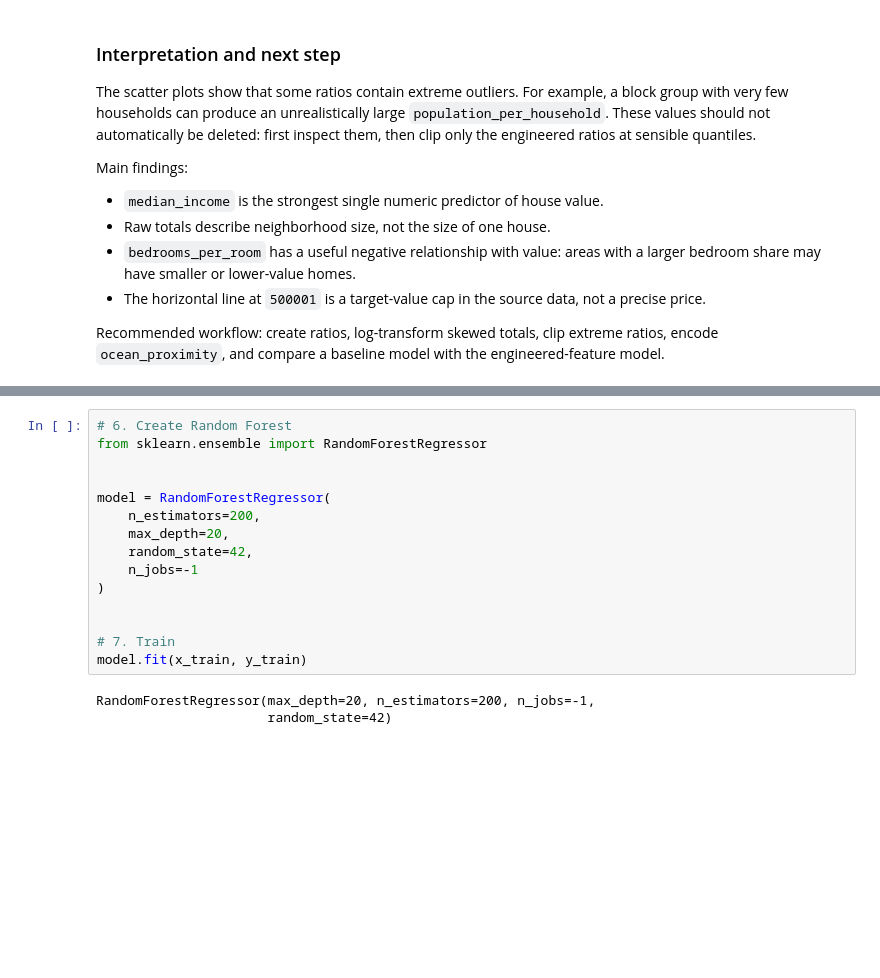
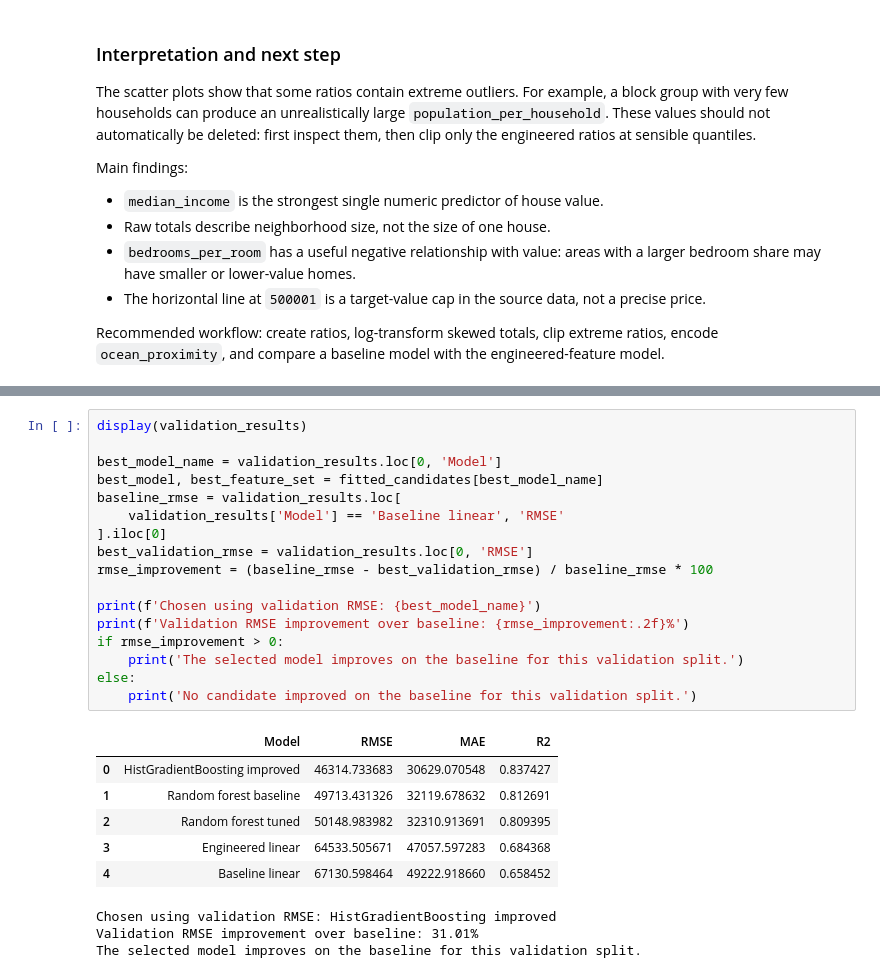
Before and after one commit to Nehaasati/AI-Learning, a Jupyter notebook: chapter2_assignment/house_data.ipynb, the cells around one changed output, grey strips where cells are left out. Saved outputs shown, nothing was run; the diff lists cells and outputs as text; blank space fills up the shorter version.

```diff
--- a/chapter2_assignment/house_data.ipynb
+++ b/chapter2_assignment/house_data.ipynb
@@ -305,19 +399,28 @@ LinearRegression()
 # %%
-# 6. Create Random Forest
-from sklearn.ensemble import RandomForestRegressor
+display(validation_results)
 
+best_model_name = validation_results.loc[0, 'Model']
+best_model, best_feature_set = fitted_candidates[best_model_name]
+baseline_rmse = validation_results.loc[
+    validation_results['Model'] == 'Baseline linear', 'RMSE'
+].iloc[0]
+best_validation_rmse = validation_results.loc[0, 'RMSE']
+rmse_improvement = (baseline_rmse - best_validation_rmse) / baseline_rmse * 100
 
-model = RandomForestRegressor(
-    n_estimators=200,
-    max_depth=20,
-    random_state=42,
-    n_jobs=-1
-)
-
-
-# 7. Train
-model.fit(x_train, y_train)
+print(f'Chosen using validation RMSE: {best_model_name}')
+print(f'Validation RMSE improvement over baseline: {rmse_improvement:.2f}%')
+if rmse_improvement > 0:
+    print('The selected model improves on the baseline for this validation split.')
+else:
+    print('No candidate improved on the baseline for this validation split.')
 # %% [output]
+|  | Model | RMSE | MAE | R2 |
+| 0 | HistGradientBoosting improved | 46314.733683 | 30629.070548 | 0.837427 |
+| 1 | Random forest baseline | 49713.431326 | 32119.678632 | 0.812691 |
+| 2 | Random forest tuned | 50148.983982 | 32310.913691 | 0.809395 |
+| 3 | Engineered linear | 64533.505671 | 47057.597283 | 0.684368 |
+| 4 | Baseline linear | 67130.598464 | 49222.918660 | 0.658452 |
-RandomForestRegressor(max_depth=20, n_estimators=200, n_jobs=-1,
-                      random_state=42)
+Chosen using validation RMSE: HistGradientBoosting improved
+Validation RMSE improvement over baseline: 31.01%
+The selected model improves on the baseline for this validation split.
 # %%
```
Also changed, not shown: parts of 8 cells of this notebook.
